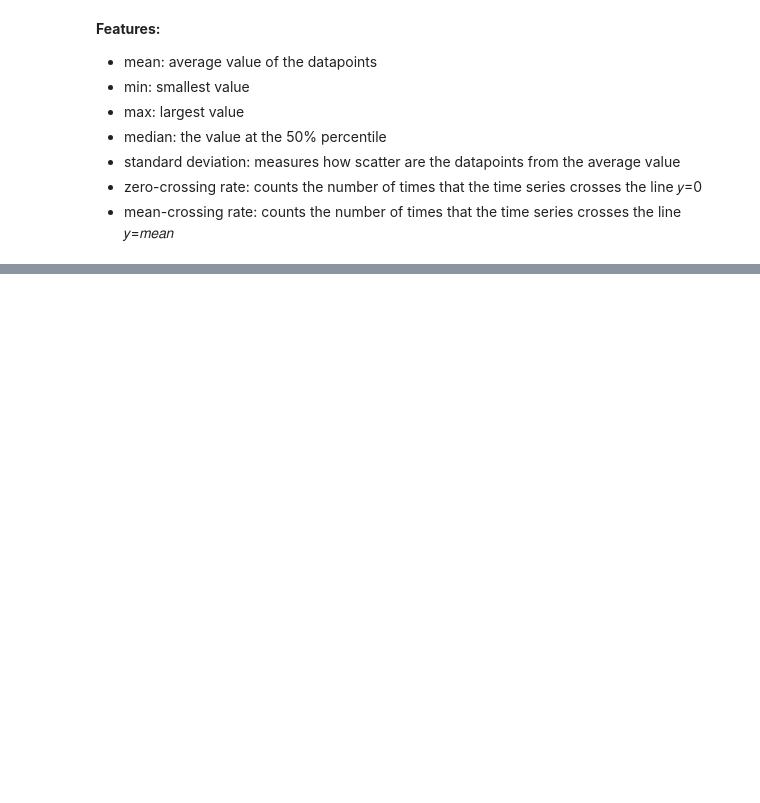
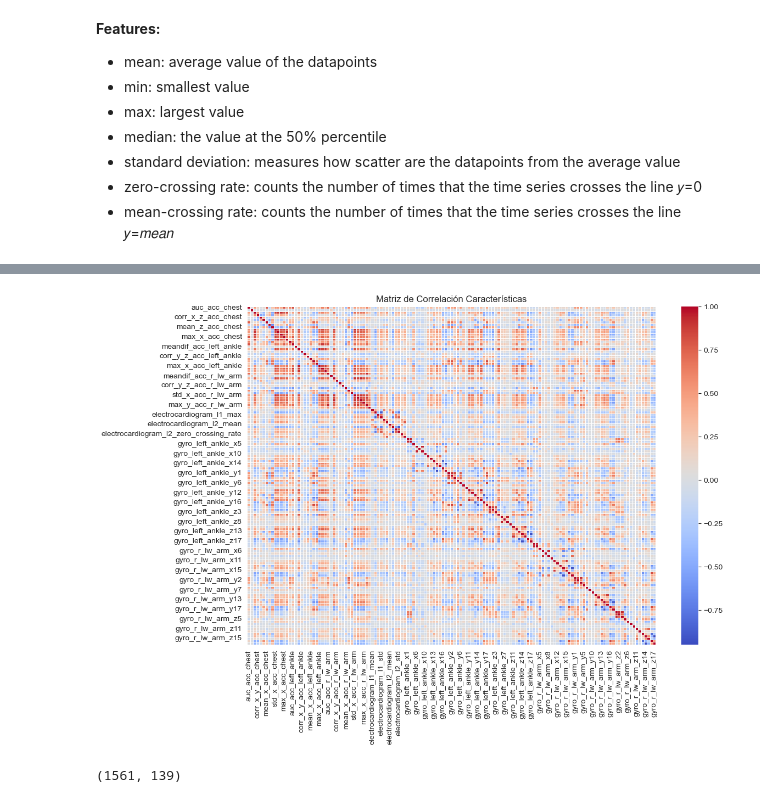
Before and after one commit to CarlosJCD/FDparaelRAHPconPython, a Jupyter notebook: Notebooks/MHEALTH.ipynb, the cells around one changed output, grey strips where cells are left out. Cells and saved outputs as stored; diff of their text form; code cells hidden in the pictures; blank space fills up the shorter version.

```diff
--- a/Notebooks/MHEALTH.ipynb
+++ b/Notebooks/MHEALTH.ipynb
@@ -821,0 +950,6 @@ data_ecg.describe(include=["float64"])
+# %%
+X = all_data.drop(columns=['label'])  # Características (sin la columna label)
+y = all_data['label']  # Etiquetas
+
+# Dividir en 80% train y 20% test
+X_train, X_test, y_train, y_test = train_test_split(X, y, test_size=0.3, random_state=42, stratify=y)
@@ -821,0 +962,20 @@ data_ecg.describe(include=["float64"])
+# %%
+# Eliminar features con correlaciones moderadas
+corr_features, X_train = tsfel.correlated_features(X_train, threshold=0.95, drop_correlated=True)
+X_test.drop(corr_features, axis=1, inplace=True)
+# %%
+sns.set_style(random_style())
+
+plt.figure(figsize=(12, 8))
+corr = X_train.corr()
+sns.heatmap(corr, cmap='coolwarm', fmt='.2f', linewidths=0.5)
+
+plt.title('Matriz de Correlación Características')
+plt.show()
+plt.close()
+# %% [output]
+[figure, added]
+# %%
+X_train.shape
+# %% [output]
+(1561, 139)
```
Also changed, not shown: parts of 33 cells of this notebook.
